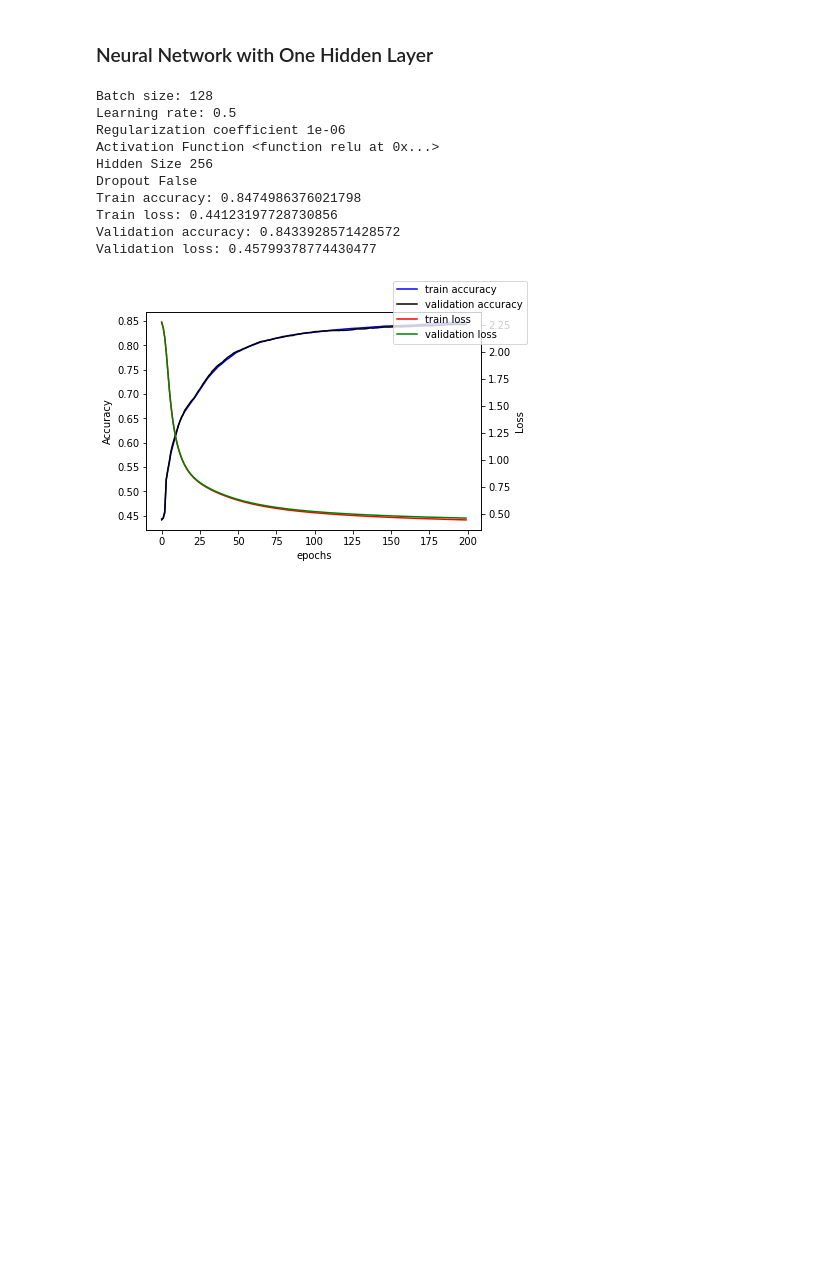
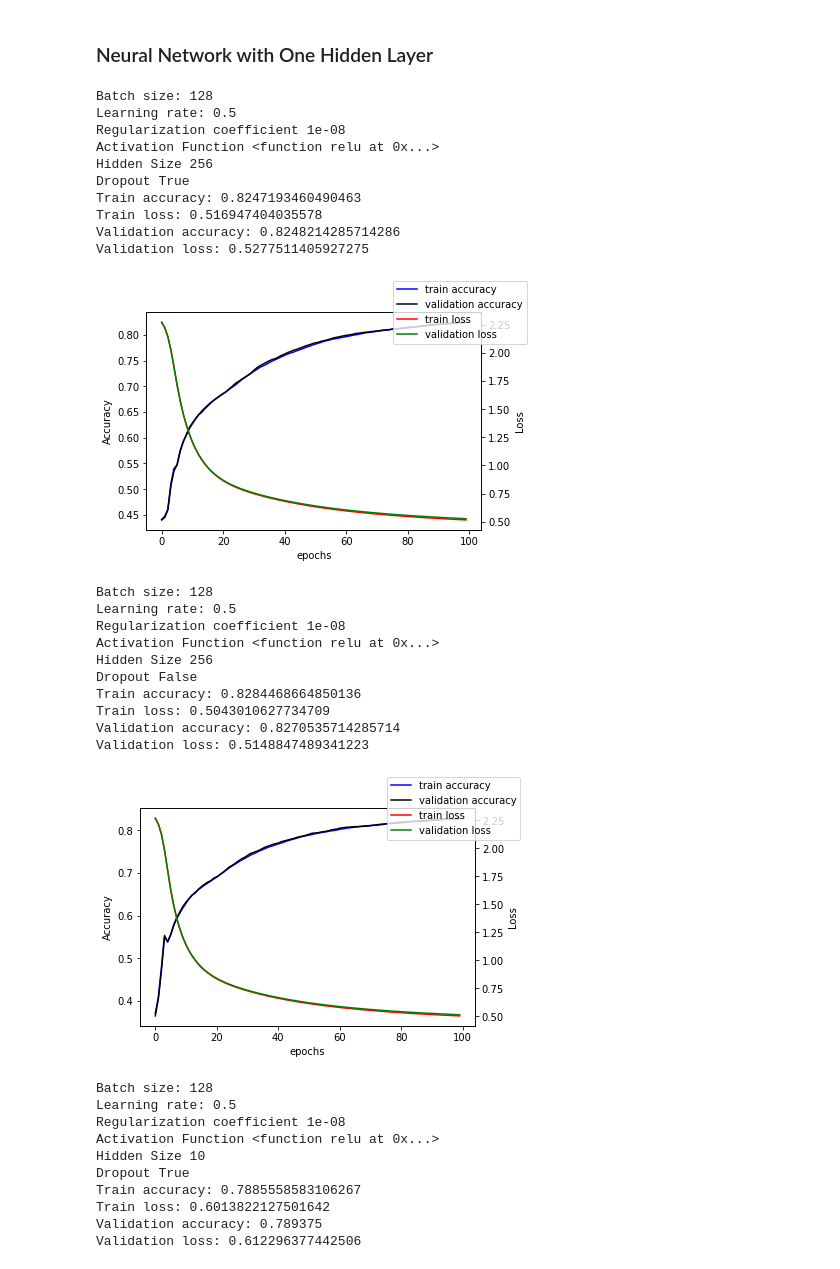
Before and after one commit to ofek181/Fashion-MNIST-from-scratch, a Jupyter notebook: FashionMNIST.ipynb, the cells around one changed output. Drawn from its saved outputs; the diff is of its cells as text; code cells hidden in the pictures; blank space fills up the shorter version.

```diff
--- a/FashionMNIST.ipynb
+++ b/FashionMNIST.ipynb
@@ -275,4 +278,6 @@ Validation loss: 0.5407923956936075
 ... (4 outputs left out)
 # %%
 # test and save the results of the best logistic regression classifier
-Lr.test(w[0])
+LR = LogisticRegression(batch_size=128, learning_rate=0.001, regularization_coefficient=10e-8)
+w = LR.train(epochs=200)
+LR.test(w)
@@ -334,7 +348,7 @@ class NeuralNetwork:
                 accuracy += np.mean(np.equal(predicts, np.argmax(y_batch_onehot, axis = 1)))
 
                 if self.dropout:
-                    drop_idx = np.random.randint(0,h.shape[0], int(self.hidden_size * (1 - self.drop_prob)))
+                    drop_idx = np.random.randint(0,h.shape[0], int(self.hidden_size * self.drop_prob))
                     mask = np.ones((h.shape[0], 1))
                     mask[drop_idx, 0] = 0
                     h = h * mask
@@ -418,34 +432,50 @@ class NeuralNetwork:
         plt.show()
 # %%
 # hyper-parameter search
-batch_sizes = [64]
+batch_sizes = [128]
 learning_rates = [0.5]
-regularization_coefficients = [1e-6]
+regularization_coefficients = [1e-08]
 activation_functions = [relu, sigmoid]
-h_sizes = [256]
-dropout = [False, True]
-w1, b1, w2, b2 = ([] for _ in range(4))
+h_sizes = [256, 10]
+dropout = [True, False]
 for batch_size in batch_sizes:
     for learning_rate in learning_rates:
         for regularization_coefficient in regularization_coefficients:
             for activation_function in activation_functions:
                 for h_size in h_sizes:
                     for drop in dropout:
-                        NN = NeuralNetwork(batch_size,learning_rate,regularization_coefficient, activation_function, h_size, drop, 0.3)
-                        w1_i, b1_i, w2_i, b2_i = NN.train(epochs=200)
-                        w1.append(w1_i)
-                        b1.append(b1_i)
-                        w2.append(w2_i)
-                        b2.append(b2_i)
+                        NN = NeuralNetwork(batch_size,learning_rate,regularization_coefficient, activation_function, h_size, drop, 0.2)
+                        w1_i, b1_i, w2_i, b2_i = NN.train(epochs=100)
 # %% [output]
 Batch size: 128
 Learning rate: 0.5
-Regularization coefficient 1e-06
+Regularization coefficient 1e-08
 Activation Function <function relu at 0x...>
 Hidden Size 256
-Dropout False
-Train accuracy: 0.8474986376021798
-Train loss: 0.44123197728730856
-Validation accuracy: 0.8433928571428572
-Validation loss: 0.45799378774430477
+Dropout True
+Train accuracy: 0.8247193460490463
+Train loss: 0.516947404035578
+Validation accuracy: 0.8248214285714286
+Validation loss: 0.5277511405927275
-[figure, old version]
+[figure, new version]
+Batch size: 128
+Learning rate: 0.5
+Regularization coefficient 1e-08
+Activation Function <function relu at 0x...>
+Hidden Size 256
+Dropout False
+Train accuracy: 0.8284468664850136
+Train loss: 0.5043010627734709
+Validation accuracy: 0.8270535714285714
+Validation loss: 0.5148847489341223
+[figure, added]
+Batch size: 128
+Learning rate: 0.5
+Regularization coefficient 1e-08
+Activation Function <function relu at 0x...>
+Hidden Size 10
+Dropout True
+Train accuracy: 0.7885558583106267
+Train loss: 0.6013822127501642
+Validation accuracy: 0.789375
+Validation loss: 0.612296377442506
```
Also changed, not shown: parts of 8 cells of this notebook.
